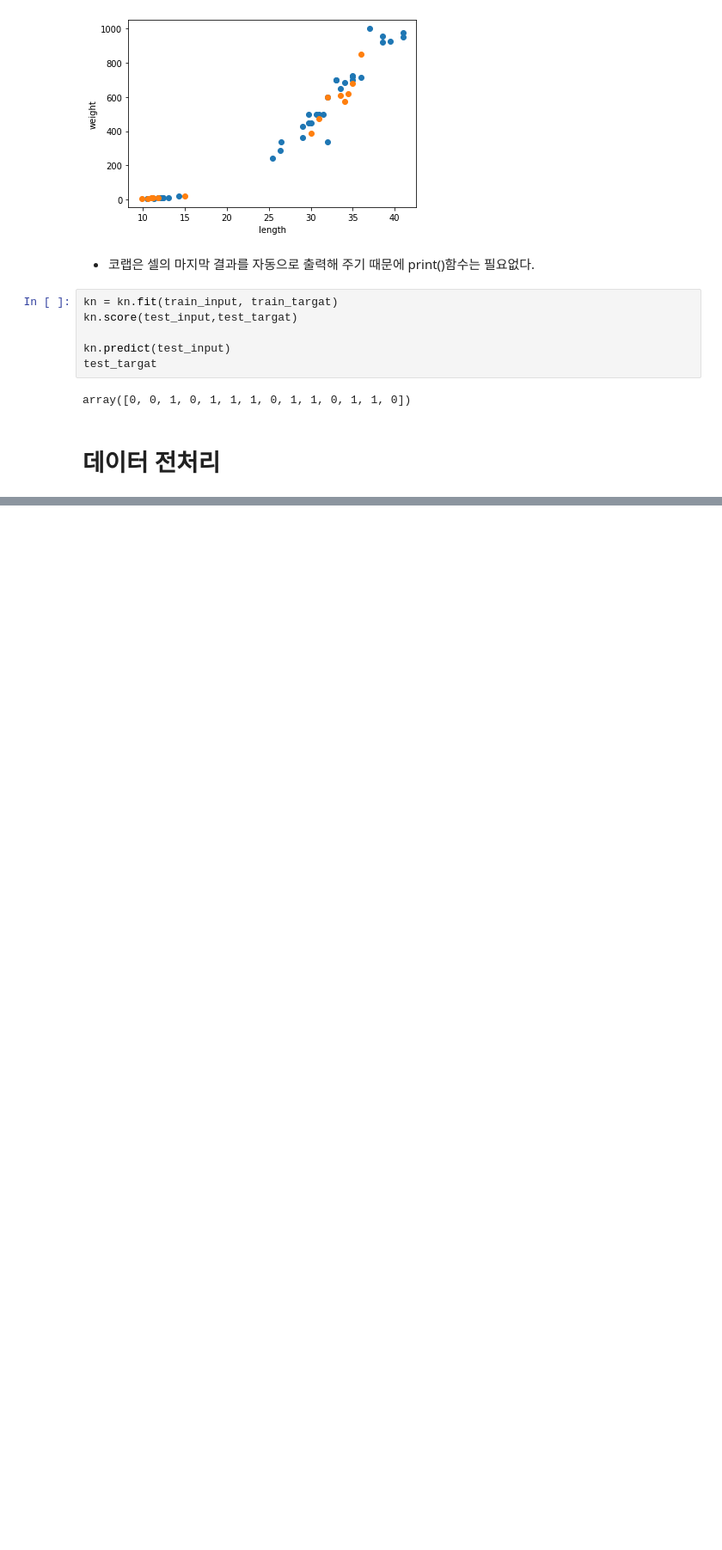
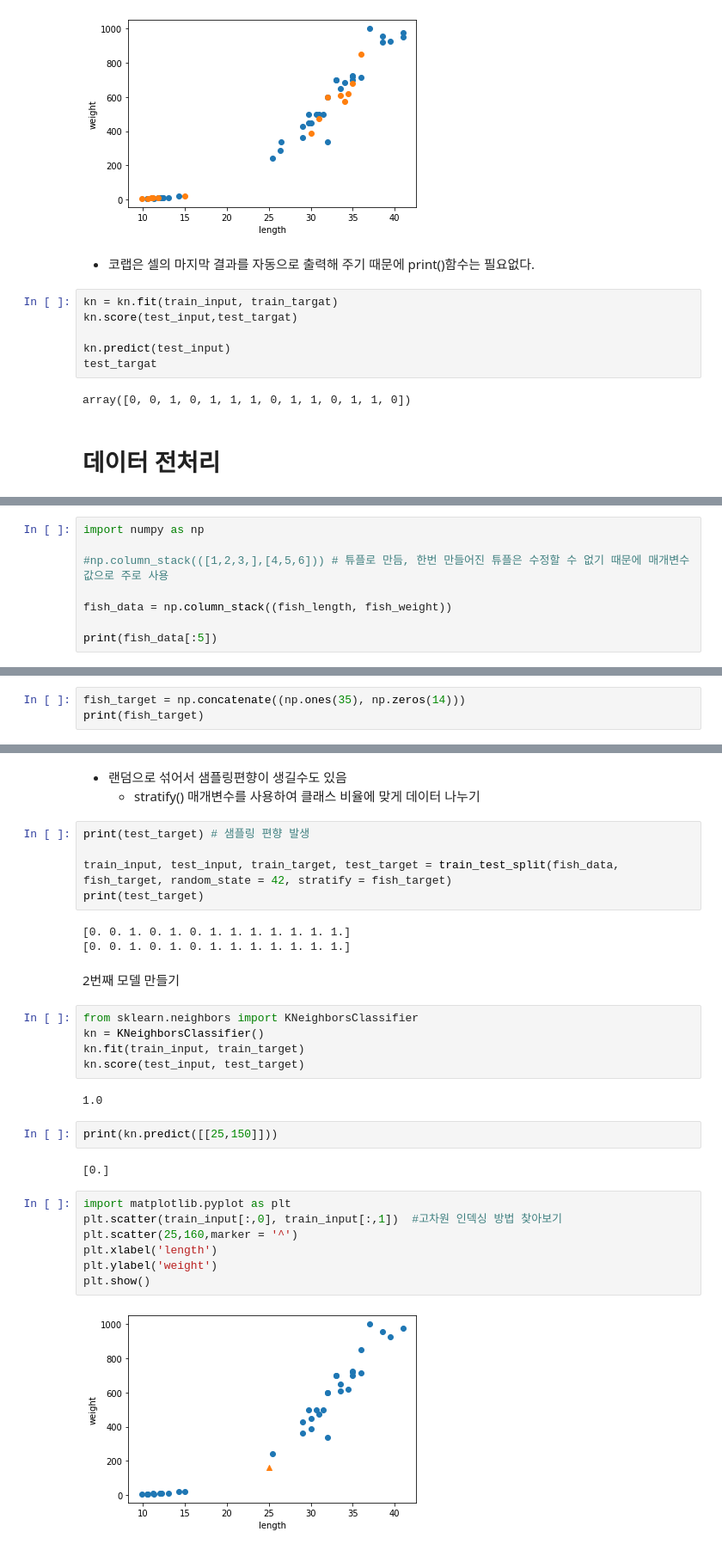
Before and after one commit to Yumpop/ML_hongong, a Jupyter notebook: K_최근접_이웃_알고리즘.ipynb, the cells around one changed output, grey strips where cells are left out. Shown at 86% size. Saved outputs shown, nothing was run; the diff lists cells and outputs as text; blank space fills up the shorter version.

```diff
--- a/K_최근접_이웃_알고리즘.ipynb
+++ b/K_최근접_이웃_알고리즘.ipynb
@@ -214,0 +229,8 @@ array([0, 0, 1, 0, 1, 1, 1, 0, 1, 1, 0, 1, 1, 0])
+# %%
+import numpy as np
+
+#np.column_stack(([1,2,3,],[4,5,6])) # 튜플로 만듬, 한번 만들어진 튜플은 수정할 수 없기 때문에 매개변수값으로 주로 사용
+
+fish_data = np.column_stack((fish_length, fish_weight))
+
+print(fish_data[:5])
@@ -214,0 +249,3 @@ array([0, 0, 1, 0, 1, 1, 1, 0, 1, 1, 0, 1, 1, 0])
+# %%
+fish_target = np.concatenate((np.ones(35), np.zeros(14)))
+print(fish_target)
@@ -214,0 +272,33 @@ array([0, 0, 1, 0, 1, 1, 1, 0, 1, 1, 0, 1, 1, 0])
+# %% [markdown]
+- 랜덤으로 섞어서 샘플링편향이 생길수도 있음
+  - stratify() 매개변수를 사용하여 클래스 비율에 맞게 데이터 나누기
+# %%
+print(test_target) # 샘플링 편향 발생
+
+train_input, test_input, train_target, test_target = train_test_split(fish_data, fish_target, random_state = 42, stratify = fish_target)
+print(test_target)
+# %% [output]
+[0. 0. 1. 0. 1. 0. 1. 1. 1. 1. 1. 1. 1.]
+[0. 0. 1. 0. 1. 0. 1. 1. 1. 1. 1. 1. 1.]
+# %% [markdown]
+2번째 모델 만들기
+# %%
+from sklearn.neighbors import KNeighborsClassifier
+kn = KNeighborsClassifier()
+kn.fit(train_input, train_target)
+kn.score(test_input, test_target)
+# %% [output]
+1.0
+# %%
+print(kn.predict([[25,150]]))
+# %% [output]
+[0.]
+# %%
+import matplotlib.pyplot as plt
+plt.scatter(train_input[:,0], train_input[:,1])  #고차원 인덱싱 방법 찾아보기
+plt.scatter(25,160,marker = '^')
+plt.xlabel('length')
+plt.ylabel('weight')
+plt.show()
+# %% [output]
+[figure, added]
```
Also changed, not shown: parts of 16 cells of this notebook.
